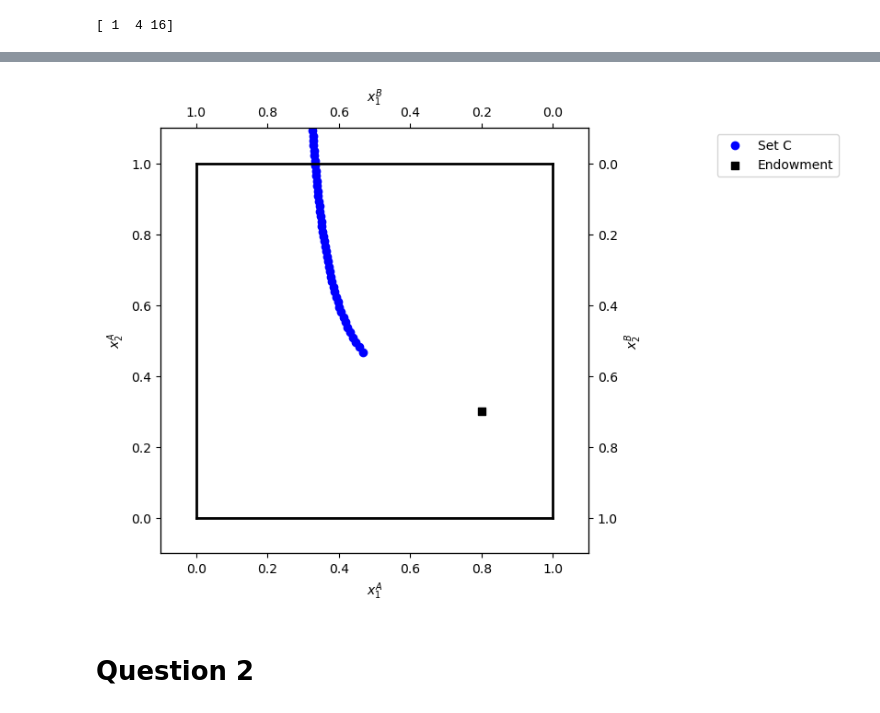
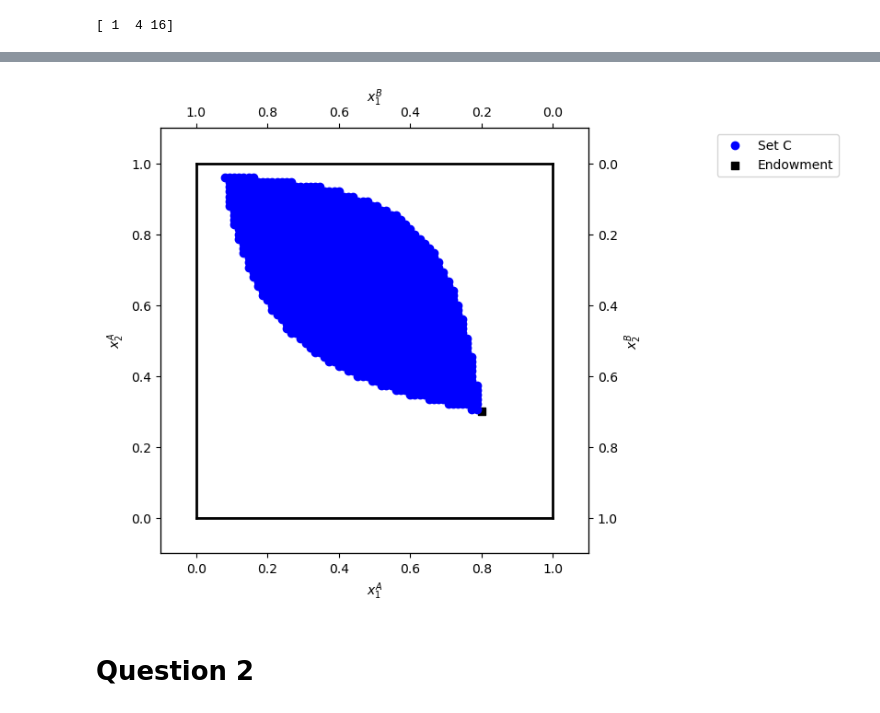
Before and after one commit to NumEconCopenhagen/projects-2024-anton-og-phillip, a Jupyter notebook: inauguralproject/inauguralproject.ipynb, the cells around one changed output, grey strips where cells are left out. Cells and saved outputs as stored; diff of their text form; code cells hidden in the pictures.

```diff
--- a/inauguralproject/inauguralproject.ipynb
+++ b/inauguralproject/inauguralproject.ipynb
@@ -53,23 +48,22 @@ beta = 2/3
 # %%
 # Define the grid for p1 and p2
 N = 75
-p1_values = np.linspace(0.5, 2.5, N+1)
-p2 = 1  # Numeraire is p2 = 1
+x_A1_values = [i/N for i in range(N+1)]
+x_A2_values = [i/N for i in range(N+1)]
 # %%
- # Initialize lists to store feasible allocations
-feasible_allocations = []
+# Initialize list to store Pareto improvements
+pareto_improvements = []
 
-# Iterate over combinations of p1
-for p1 in p1_values:
-    # Calculate demands for goods 1 and 2 for consumers A and B
-    x_A1 = alpha * (p1 * omega_A1 + p2 * omega_A2) / p1
-    x_A2 = (1 - alpha) * (p1 * omega_A1 + p2 * omega_A2) / p2
-    x_B1 = beta * (p1 * omega_B1 + p2 * omega_B2) / p1
-    x_B2 = (1 - beta) * (p1 * omega_B1 + p2 * omega_B2) / p2
+# Iterate over combinations
+for x_A1 in x_A1_values:
+    for x_A2 in x_A2_values:
+        x_B1 = 1 - x_A1
+        x_B2 = 1 - x_A2
 
-     # Check if the combination satisfies the utility conditions for both consumers
-    if u_A(x_A1, x_A2, alpha) >= u_A(omega_A1, omega_A2, alpha) and u_B(x_B1, x_B2, beta) >= u_B(omega_B1, omega_B2, beta):
-        feasible_allocations.append((x_A1, x_A2))
+        # Check if the combination is a Pareto improvement
+        if (u_A(x_A1, x_A2, alpha) > u_A(omega_A1, omega_A2, alpha) and
+            u_B(x_B1, x_B2, beta) > u_B(omega_B1, omega_B2, beta)):
+            pareto_improvements.append((x_A1, x_A2))
 # %%
 import matplotlib.pyplot as plt
 # Plot the Edgeworth box and the set C
@@ -82,38 +76,38 @@ ax_A.set_ylabel("$x_2^A$")
 temp = ax_A.twinx()
 temp.set_ylabel("$x_2^B$")
 ax_B = temp.twiny()
 ax_B.set_xlabel("$x_1^B$")
 ax_B.invert_xaxis()
 ax_B.invert_yaxis()
 
-# Extract x_A1 and x_A2 from feasible_allocations
-feasible_x_A1 = [allocation[0] for allocation in feasible_allocations]
-feasible_x_A2 = [allocation[1] for allocation in feasible_allocations]
+# Extract x_A1 and x_A2 from pareto_improvements
+pareto_improvements_x_A1 = [allocation[0] for allocation in pareto_improvements]
+pareto_improvements_x_A2 = [allocation[1] for allocation in pareto_improvements]
 
 # Plot the set C
-ax_A.plot(feasible_x_A1, feasible_x_A2, 'bo', label='Set C')
+ax_A.plot(pareto_improvements_x_A1, pareto_improvements_x_A2, 'bo', label='Set C')
 
 # Plot the initial endowment
 ax_A.scatter(omega_A1, omega_A2, marker='s', color='black', label='Endowment')
 
 # Plot the boundaries of the Edgeworth box
 ax_A.plot([0, 1], [0, 0], lw=2, color='black')
 ax_A.plot([0, 1], [1, 1], lw=2, color='black')
 ax_A.plot([0, 0], [0, 1], lw=2, color='black')
 ax_A.plot([1, 1], [0, 1], lw=2, color='black')
 
 # Set limits
 ax_A.set_xlim([-0.1, 1.1])
 ax_A.set_ylim([-0.1, 1.1])
 ax_B.set_xlim([1.1, -0.1])
 ax_B.set_ylim([1.1, -0.1])
 
 # Add legend
 ax_A.legend(frameon=True, loc='upper right', bbox_to_anchor=(1.6, 1.0))
 
 plt.show()
 # %% [output]
-[figure, old version]
+[figure, new version]
 # %% [markdown]
 # Question 2
 # %% [markdown]
```
Also changed, not shown: parts of 4 cells of this notebook.
